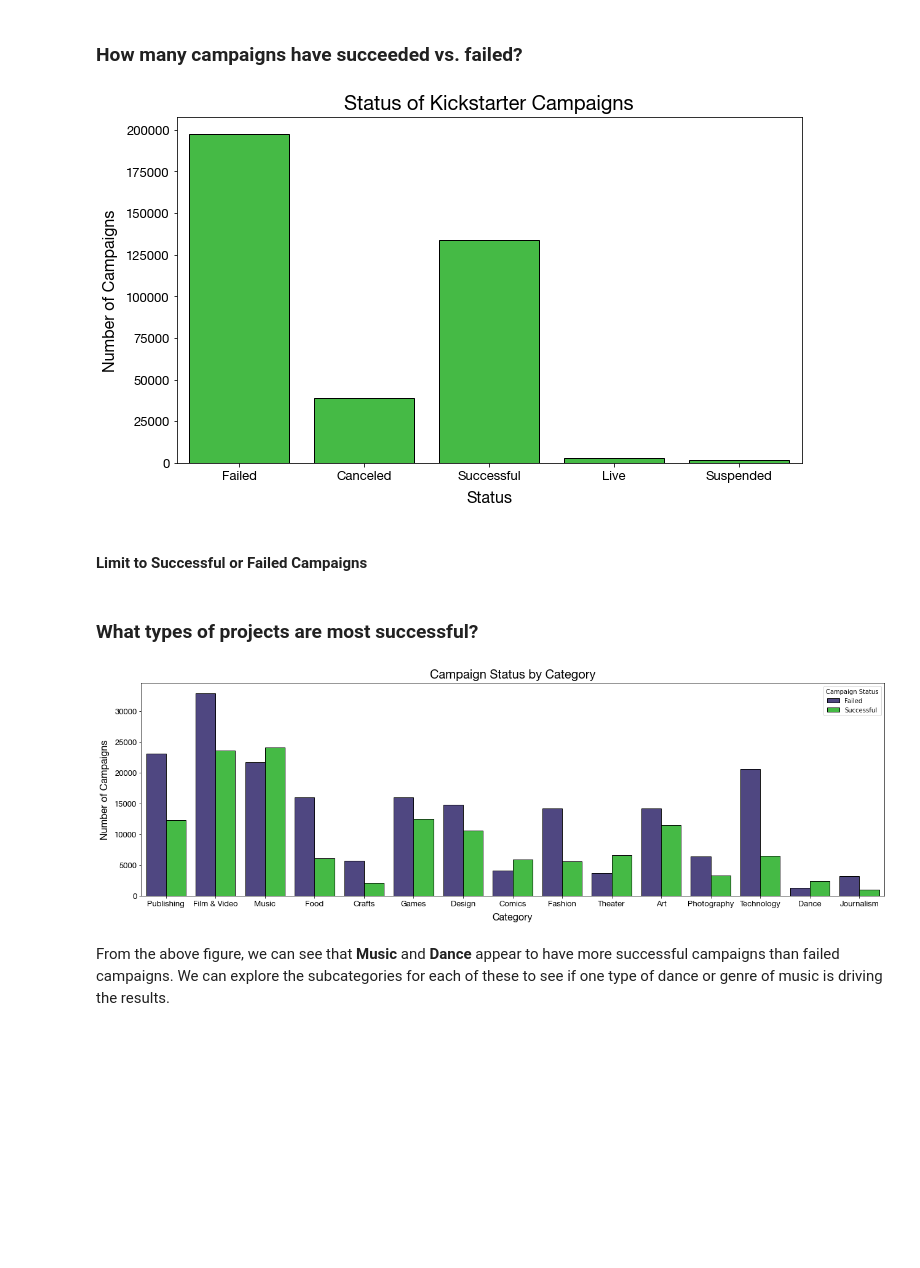
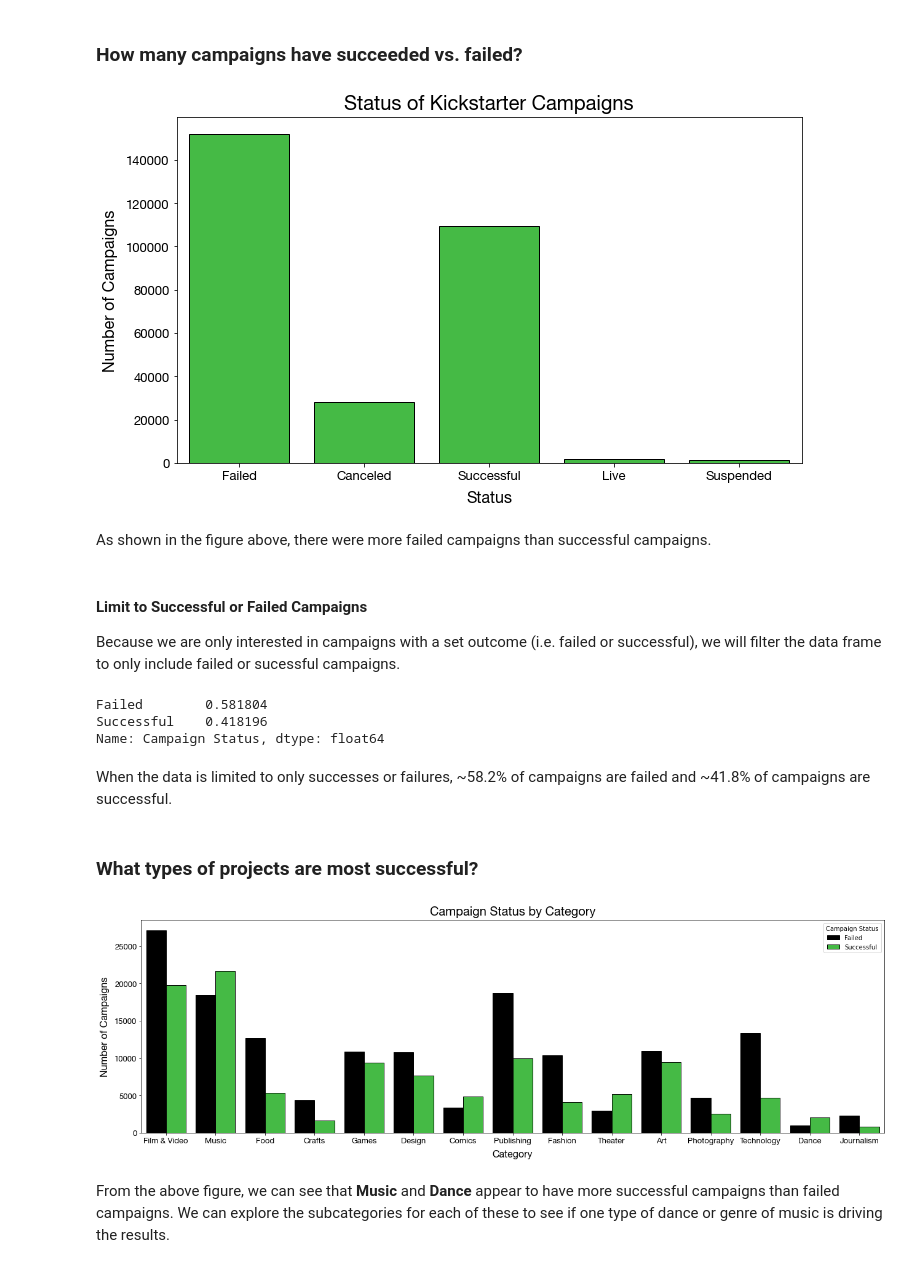
Before and after one commit to jlu90/Success_On_Kickstarter, a Jupyter notebook: code/Kickstarter_Project.ipynb, the cells around one changed output. Cells and saved outputs as stored; diff of their text form; code cells hidden in the pictures; blank space fills up the shorter version.

```diff
--- a/code/Kickstarter_Project.ipynb
+++ b/code/Kickstarter_Project.ipynb
@@ -60,2 +61,0 @@ dtype: int64
-# %%
-df.dropna(inplace = True)
@@ -97,5 +105,5 @@ df['launched'] = pd.to_datetime(df['launched'])
 # %%
-df.drop(columns = ['usd pledged'], inplace = True)
+df.drop(columns = ['usd pledged', 'usd_pledged_real', 'usd_goal_real'], inplace = True)
 # %% [markdown]
 ### Title Case Outcomes in `state`
 # %%
@@ -134,29 +140,40 @@ plot_countplot(data = df,
                x_label = 'Status',
                y_label = 'Number of Campaigns')
 # %% [output]
-[figure, old version]
+[figure, new version]
-# %% [markdown]
-#### Limit to Successful or Failed Campaigns
+# %% [markdown]
+As shown in the figure above, there were more failed campaigns than successful campaigns.
+# %% [markdown]
+#### Limit to Successful or Failed Campaigns
+Because we are only interested in campaigns with a set outcome (i.e. failed or successful), we will filter the data frame to only include failed or sucessful campaigns.
 # %%
 mask_failed = df['Campaign Status'] == 'Failed'
 mask_success = df['Campaign Status'] == 'Successful'
 
 df = df[mask_failed | mask_success]
+# %%
+df['Campaign Status'].value_counts(normalize = True)
+# %% [output]
+Failed        0.581804
+Successful    0.418196
+Name: Campaign Status, dtype: float64
+# %% [markdown]
+When the data is limited to only successes or failures, ~58.2% of campaigns are failed and ~41.8% of campaigns are successful.
 # %% [markdown]
 ### What types of projects are most successful?
 # %%
 plot_countplot(data = df,
                column = 'main_category',
                hue = df['Campaign Status'],
                orient = 'h',
                size = (18, 6),
                color = None,
-               palette = ['darkslateblue', 'limegreen'],
+               palette = ['black', 'limegreen'],
                title = 'Campaign Status by Category',
                x_label = 'Category',
                y_label = 'Number of Campaigns')
 # %% [output]
-[figure, old version]
+[figure, new version]
 # %% [markdown]
 From the above figure, we can see that **Music** and **Dance** appear to have more successful campaigns than failed campaigns. We can explore the subcategories for each of these to see if one type of dance or genre of music is driving the results.
 # %%
```
Also changed, not shown: parts of 19 cells of this notebook.
